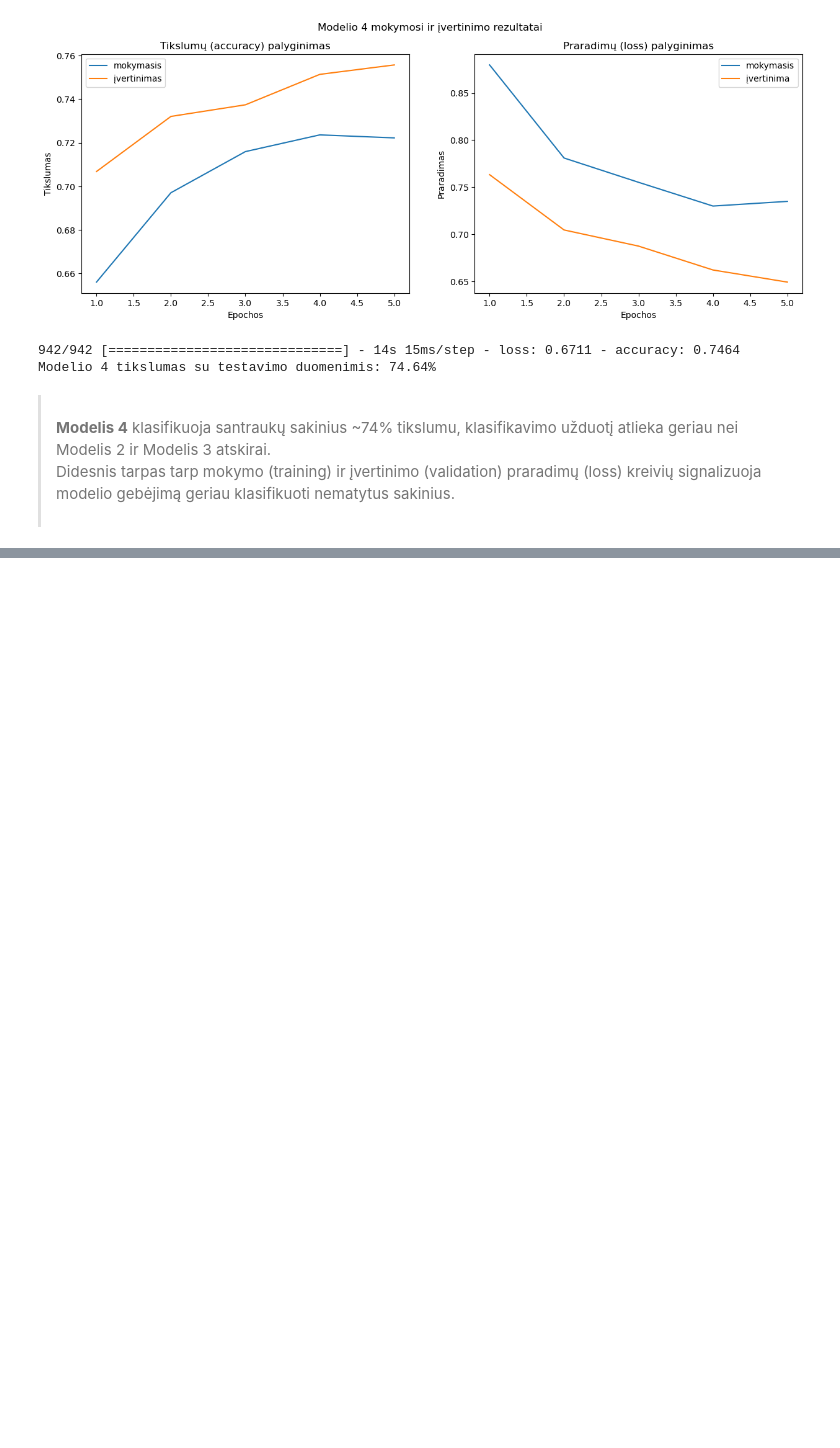
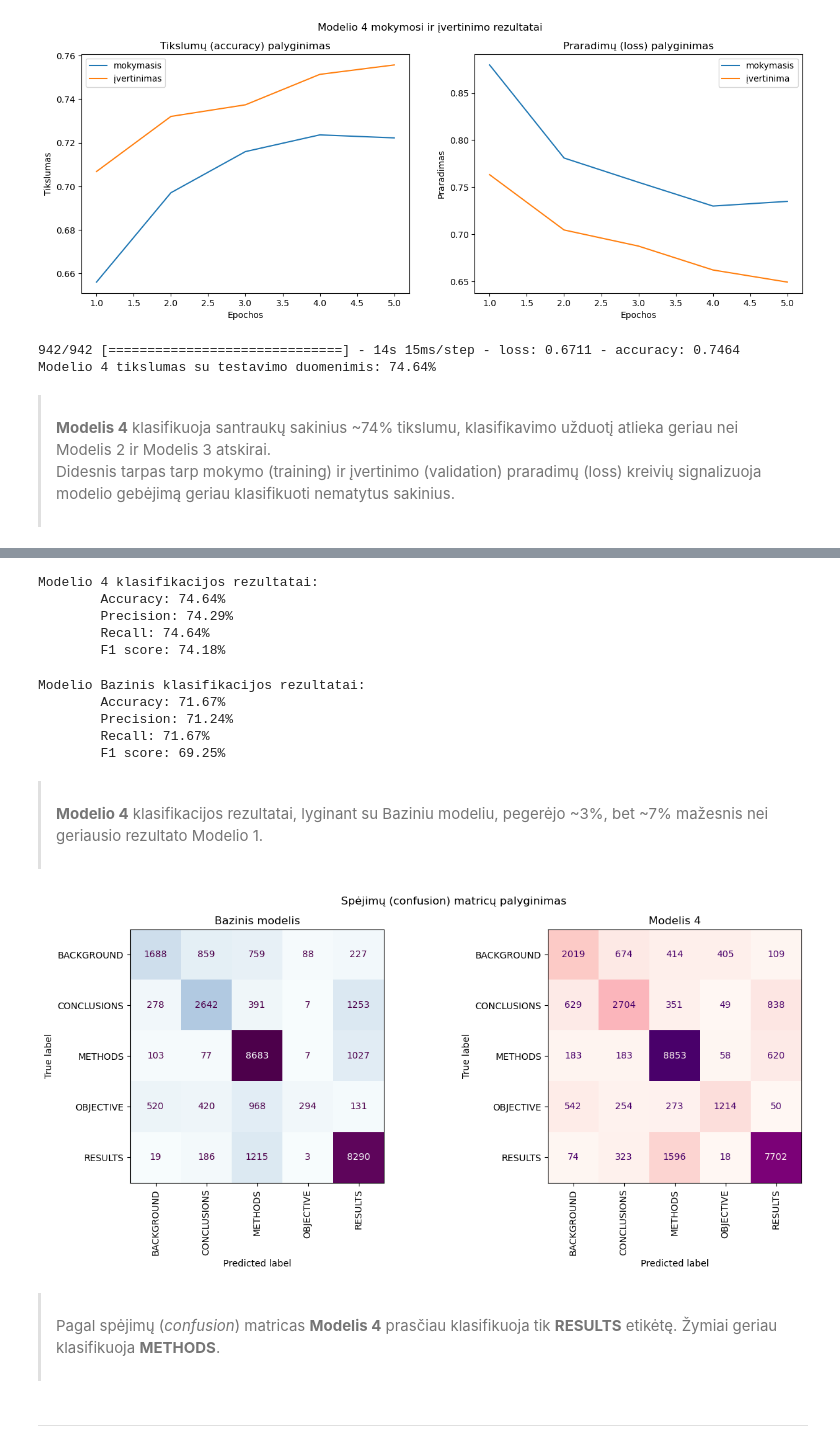
Before and after one commit to gisora/ptu8-final-project, a Jupyter notebook: nuosekliu_sakiniu_klasifikavimas.ipynb, the cells around one changed output, grey strips where cells are left out. Drawn from its saved outputs; the diff is of its cells as text; code cells hidden in the pictures; blank space fills up the shorter version.

Commit message:
modelio 4 palyginimas su baziniu modeliu

```diff
--- a/nuosekliu_sakiniu_klasifikavimas.ipynb
+++ b/nuosekliu_sakiniu_klasifikavimas.ipynb
@@ -1500,0 +1503,4 @@ Modelio 4 tikslumas su testavimo duomenimis: 74.64%
+# %%
+# paruošiam Modelis 3 rezultatus klasifikacijos rezultatų spausdinimui
+model_4_pred_probabilities = model_4.predict(test_tokens_chars_dataset) # gaunam modelio tikimybes kiekvienai etiketei
+model_4_pred = tf.argmax(model_4_pred_probabilities, axis=1) # randam didžiausios tikimybės indeksą
@@ -1500,0 +1509,34 @@ Modelio 4 tikslumas su testavimo duomenimis: 74.64%
+# %%
+# spausdinam klasifikacijos rezultatą
+print_classification_results(y_true=y_test, y_pred=model_4_pred, model_name="4")
+# %% [output]
+Modelio 4 klasifikacijos rezultatai:
+        Accuracy: 74.64%
+        Precision: 74.29%
+        Recall: 74.64%
+        F1 score: 74.18%
+# %%
+# spausdinam bazinio modelio klasifikacijos rezultatą
+print_classification_results(y_true=y_test, y_pred=model_0_pred, model_name="Bazinis")
+# %% [output]
+Modelio Bazinis klasifikacijos rezultatai:
+        Accuracy: 71.67%
+        Precision: 71.24%
+        Recall: 71.67%
+        F1 score: 69.25%
+# %% [markdown]
+><br>
+><b>Modelio 4</b> klasifikacijos rezultatai, lyginant su Baziniu modeliu, pegerėjo ~3%, bet ~7% mažesnis nei geriausio rezultato Modelio 1.<br>
+><br>
+# %%
+# modelio 4 spėjimų matricos palyginimas su bazinių modeliu
+plot_confusion_matrix_comparison(y_true=y_test, model_0_y_pred=model_0_pred, model_y_pred=model_4_pred,
+                                 display_labels=etiketes, model_0_name="Bazinis modelis", model_name="Modelis 4")
+# %% [output]
+[figure, added]
+# %% [markdown]
+><br>
+>Pagal spėjimų (<i>confusion</i>) matricas <b>Modelis 4</b> prasčiau klasifikuoja tik <b>RESULTS</b> etikėtę. Žymiai geriau klasifikuoja <b>METHODS</b>. <br>
+><br>
+# %% [markdown]
+---
```
Also changed, not shown: parts of 2 cells of this notebook.
